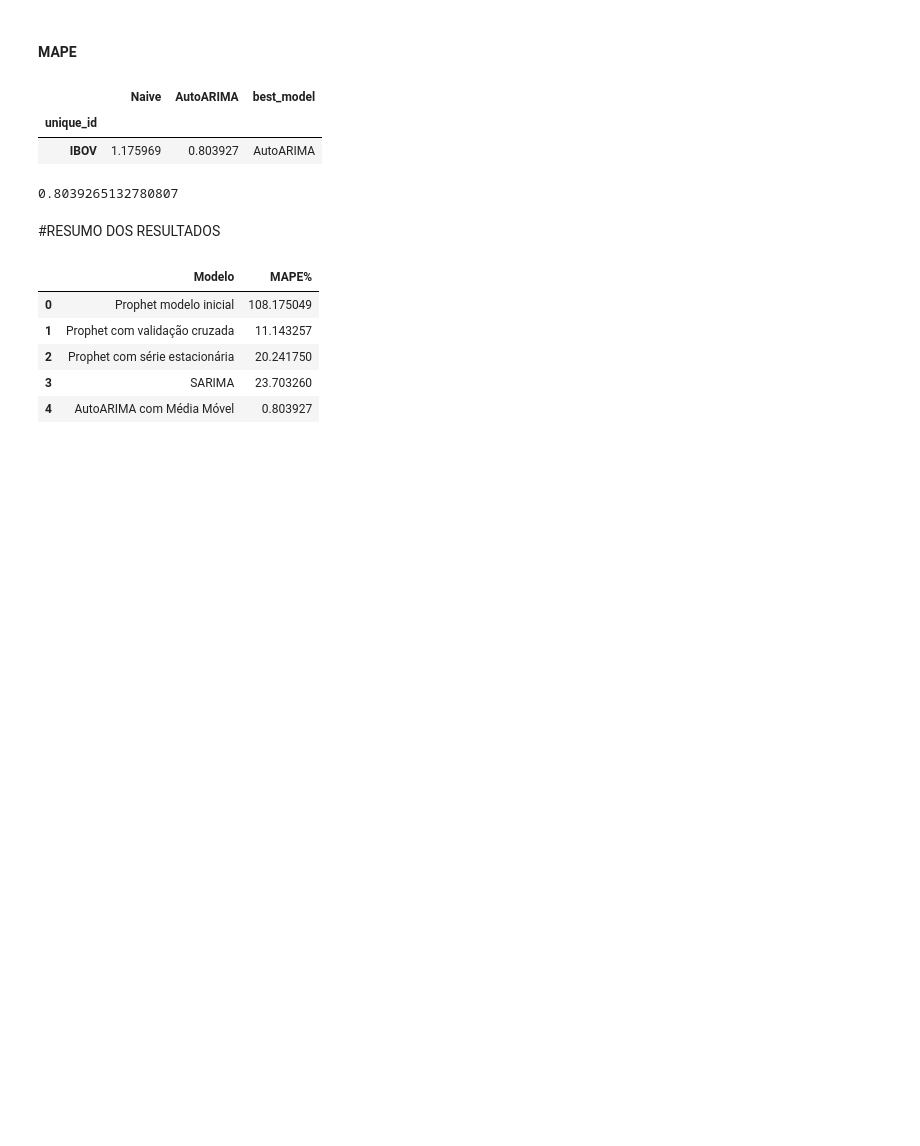
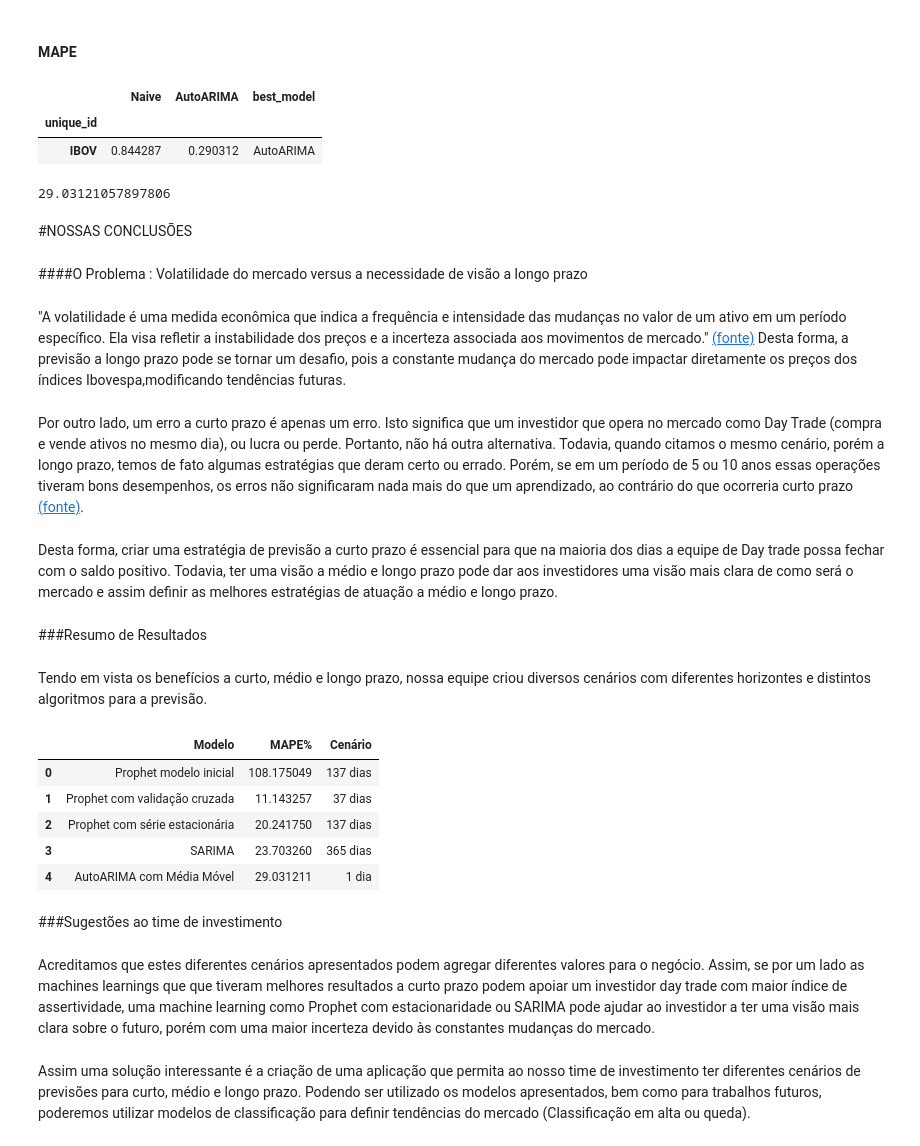
Before and after one commit to agcorrea/fiap-techchallenge-grupo41, a Jupyter notebook: fase-2/predicao-ibovespa.ipynb, the cells around one changed output. Saved outputs shown, nothing was run; the diff lists cells and outputs as text; code cells hidden in the pictures; blank space fills up the shorter version.

```diff
--- a/fase-2/predicao-ibovespa.ipynb
+++ b/fase-2/predicao-ibovespa.ipynb
@@ -1272,7 +1272,7 @@ crossvalidation_df = sf.cross_validation(
     df=df_statsforecast,
     h=h,
     step_size=14,
-    n_windows=120
+    n_windows=1
   )
 crossvalidation_df
 # %% [output]
@@ -1318,29 +1311,48 @@ evaluation_df.head()
 # %% [output]
 |  | Naive | AutoARIMA | best_model |
 | unique_id |  |  |  |
-| IBOV | 1.175969 | 0.803927 | AutoARIMA |
+| IBOV | 0.844287 | 0.290312 | AutoARIMA |
 # %%
-mape_AutoARIMA = evaluation_df.loc['IBOV']['AutoARIMA']
+mape_AutoARIMA = evaluation_df.loc['IBOV']['AutoARIMA']*100
 mape_AutoARIMA
 # %% [output]
-0.8039265132780807
+29.03121057897806
-# %% [markdown]
-#RESUMO DOS RESULTADOS
+# %% [markdown]
+#NOSSAS CONCLUSÕES
+# %% [markdown]
+####O Problema : Volatilidade do mercado versus a necessidade de visão a longo prazo
+# %% [markdown]
+"A volatilidade é uma medida econômica que indica a frequência e intensidade das mudanças no valor de um ativo em um período específico. Ela visa refletir a instabilidade dos preços e a incerteza associada aos movimentos de mercado."
+[(fonte)](https://blog.toroinvestimentos.com.br/trading/volatilidade?utm_source=google&utm_medium=cpc&utm_campaign=19832814413&utm_content=147886835180&utm_term=&gclid=CjwKCAjw3dCnBhBCEiwAVvLcuzAmSeJn3TvoMvMqNwpUr7EpU0_DIB7juLOihwKqFi-xhRUGb0poPhoCkAsQAvD_BwE) Desta forma, a previsão a longo prazo pode se tornar um desafio, pois a constante mudança do mercado pode impactar diretamente os preços dos índices Ibovespa,modificando tendências futuras.
+# %% [markdown]
+Por outro lado, um  erro a curto prazo é apenas um erro. Isto significa que  um investidor que opera no mercado como Day Trade (compra e vende ativos no mesmo dia), ou lucra ou perde. Portanto, não há outra alternativa. Todavia, quando citamos o mesmo cenário, porém a longo prazo, temos de fato algumas estratégias que deram certo ou errado. Porém, se em um período de 5 ou 10 anos essas operações tiveram bons desempenhos, os erros não significaram nada mais do que um aprendizado, ao contrário do que ocorreria curto prazo [(fonte)](https://conteudos.xpi.com.br/aprenda-a-investir/relatorios/investimentos-a-importancia-de-pensar-a-longo-prazo/).
+# %% [markdown]
+Desta forma, criar uma estratégia de previsão a curto prazo é essencial para que na maioria dos dias a equipe de Day trade possa fechar com o saldo positivo. Todavia, ter uma visão a médio e longo prazo pode dar aos investidores uma visão mais clara de como será o mercado e assim definir as melhores estratégias de atuação a médio e longo prazo.
+# %% [markdown]
+###Resumo de Resultados
+# %% [markdown]
+Tendo em vista os benefícios a curto, médio e longo prazo, nossa equipe criou diversos cenários com diferentes horizontes e distintos algoritmos para a  previsão.
 # %%
 data = [
-    ['Prophet modelo inicial', mape_prophet],
-    ['Prophet com validação cruzada', mape_prophet_cross],
-    ['Prophet com série estacionária', mape_prophet_stationary],
-    ['SARIMA', mape_sarima],
-    ['AutoARIMA com Média Móvel', mape_AutoARIMA]
+    ['Prophet modelo inicial', mape_prophet,"137 dias"],
+    ['Prophet com validação cruzada', mape_prophet_cross, "37 dias"],
+    ['Prophet com série estacionária', mape_prophet_stationary,"137 dias"],
+    ['SARIMA', mape_sarima,'365 dias'],
+    ['AutoARIMA com Média Móvel', mape_AutoARIMA,'1 dia']
 ]
 
-resultado_final = pd.DataFrame(data, columns=['Modelo', 'MAPE%'])
+resultado_final = pd.DataFrame(data, columns=['Modelo', 'MAPE%','Cenário'])
 resultado_final
 # %% [output]
-|  | Modelo | MAPE% |
-| 0 | Prophet modelo inicial | 108.175049 |
-| 1 | Prophet com validação cruzada | 11.143257 |
-| 2 | Prophet com série estacionária | 20.241750 |
-| 3 | SARIMA | 23.703260 |
-| 4 | AutoARIMA com Média Móvel | 0.803927 |
+|  | Modelo | MAPE% | Cenário |
+| 0 | Prophet modelo inicial | 108.175049 | 137 dias |
+| 1 | Prophet com validação cruzada | 11.143257 | 37 dias |
+| 2 | Prophet com série estacionária | 20.241750 | 137 dias |
+| 3 | SARIMA | 23.703260 | 365 dias |
+| 4 | AutoARIMA com Média Móvel | 29.031211 | 1 dia |
+# %% [markdown]
+###Sugestões ao time de investimento
+# %% [markdown]
+Acreditamos que estes diferentes cenários apresentados podem agregar diferentes valores para o negócio. Assim, se por um lado as machines learnings que que tiveram melhores resultados a curto prazo podem apoiar um investidor day trade com maior índice de  assertividade, uma machine learning como Prophet com estacionaridade ou SARIMA pode ajudar ao investidor a ter uma visão  mais clara sobre o futuro, porém com uma maior incerteza devido às constantes mudanças do mercado.
+# %% [markdown]
+Assim uma solução interessante é a criação de uma aplicação que permita ao nosso time de investimento ter diferentes cenários de previsões para curto, médio e longo prazo. Podendo ser utilizado os modelos apresentados, bem como para trabalhos futuros, poderemos utilizar modelos de classificação para definir tendências do mercado (Classificação em alta ou queda).
```
Also changed, not shown: parts of 15 cells of this notebook.
